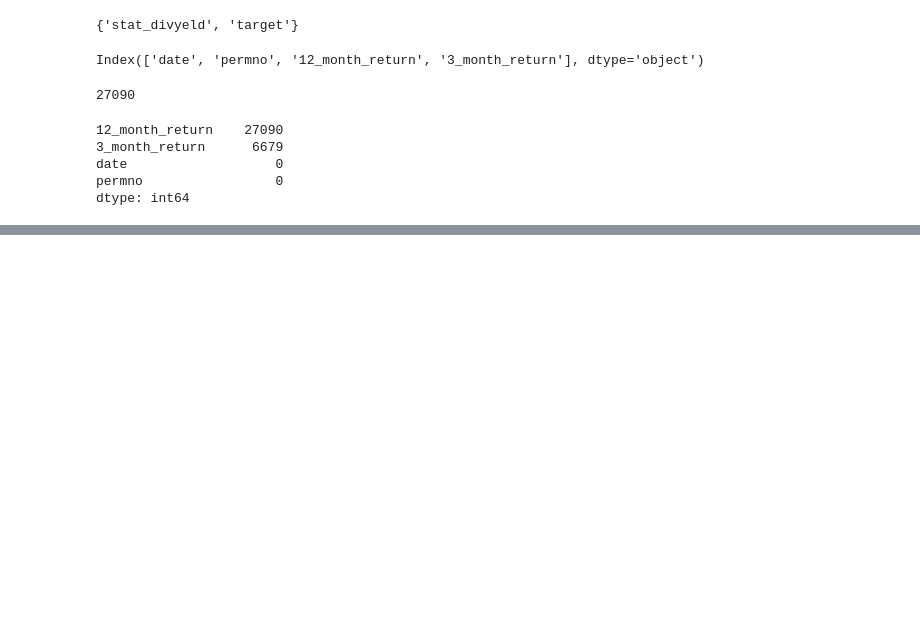
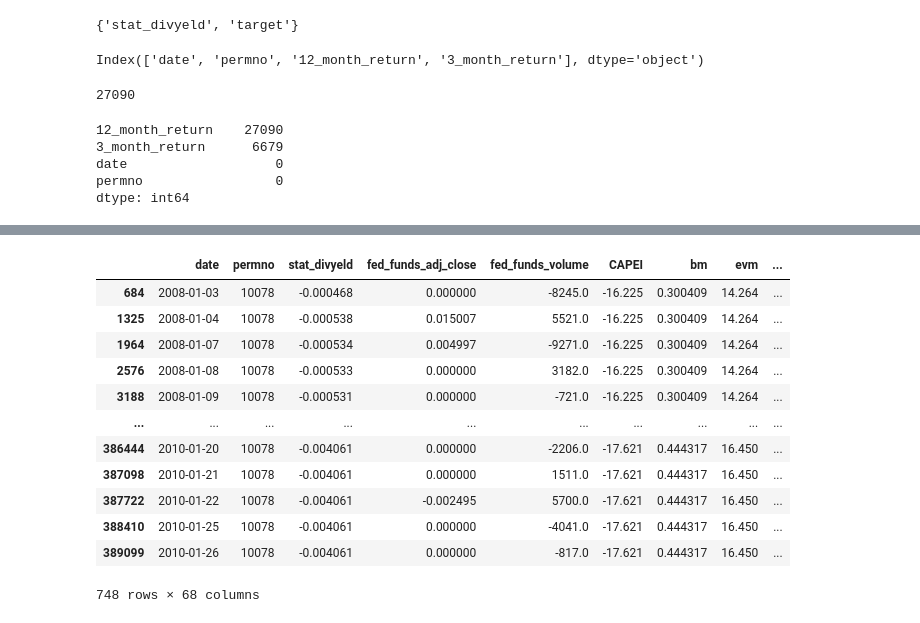
Before and after one commit to NotFrancee/bsic_hephaestus_paper, a Jupyter notebook: src/feature_selection/dataset_to_use.ipynb, the cells around one changed output, grey strips where cells are left out. Drawn from its saved outputs; the diff is of its cells as text; code cells hidden in the pictures; blank space fills up the shorter version.

Commit message:
fixed macd, rsi, prc

```diff
--- a/src/feature_selection/dataset_to_use.ipynb
+++ b/src/feature_selection/dataset_to_use.ipynb
@@ -110,0 +119,4 @@ definitive_dataset.to_csv('../../data/definitive_dataset.csv', index=False)
+# %%
+# drop the problematic columns
+columns_to_drop = ['3_month_return', '12_month_return', 'prc', 'rsi', 'MACD_index', 'prc_adj']
+definitive_dataset.drop(columns=columns_to_drop, inplace=True)
@@ -110,0 +192,3 @@ definitive_dataset.to_csv('../../data/definitive_dataset.csv', index=False)
+# %%
+# add prc_adj and prc to definitive_dataset
+definitive_dataset = pd.merge(definitive_dataset, price_data[['date', 'permno', 'adj_prc', 'prc']], on=['date', 'permno'], how='left')
@@ -110,0 +211,20 @@ definitive_dataset.to_csv('../../data/definitive_dataset.csv', index=False)
+# %%
+# Run .diff() on columns_to_drop
+definitive_dataset.rename(columns={'adj_prc': 'prc_adj'}, inplace=True)
+definitive_dataset[columns_to_drop] = definitive_dataset[columns_to_drop].diff()
+# %%
+definitive_dataset[definitive_dataset['permno'] == 10078]
+# %% [output]
+|  | date | permno | stat_divyeld | fed_funds_adj_close | fed_funds_volume | CAPEI | bm | evm | ... |
+| 684 | 2008-01-03 | 10078 | -0.000468 | 0.000000 | -8245.0 | -16.225 | 0.300409 | 14.264 | ... |
+| 1325 | 2008-01-04 | 10078 | -0.000538 | 0.015007 | 5521.0 | -16.225 | 0.300409 | 14.264 | ... |
+| 1964 | 2008-01-07 | 10078 | -0.000534 | 0.004997 | -9271.0 | -16.225 | 0.300409 | 14.264 | ... |
+| 2576 | 2008-01-08 | 10078 | -0.000533 | 0.000000 | 3182.0 | -16.225 | 0.300409 | 14.264 | ... |
+| 3188 | 2008-01-09 | 10078 | -0.000531 | 0.000000 | -721.0 | -16.225 | 0.300409 | 14.264 | ... |
+| ... | ... | ... | ... | ... | ... | ... | ... | ... | ... |
+| 386444 | 2010-01-20 | 10078 | -0.004061 | 0.000000 | -2206.0 | -17.621 | 0.444317 | 16.450 | ... |
+| 387098 | 2010-01-21 | 10078 | -0.004061 | 0.000000 | 1511.0 | -17.621 | 0.444317 | 16.450 | ... |
+| 387722 | 2010-01-22 | 10078 | -0.004061 | -0.002495 | 5700.0 | -17.621 | 0.444317 | 16.450 | ... |
+| 388410 | 2010-01-25 | 10078 | -0.004061 | 0.000000 | -4041.0 | -17.621 | 0.444317 | 16.450 | ... |
+| 389099 | 2010-01-26 | 10078 | -0.004061 | 0.000000 | -817.0 | -17.621 | 0.444317 | 16.450 | ... |
+748 rows × 68 columns
```
Also changed, not shown: parts of 16 cells of this notebook.
